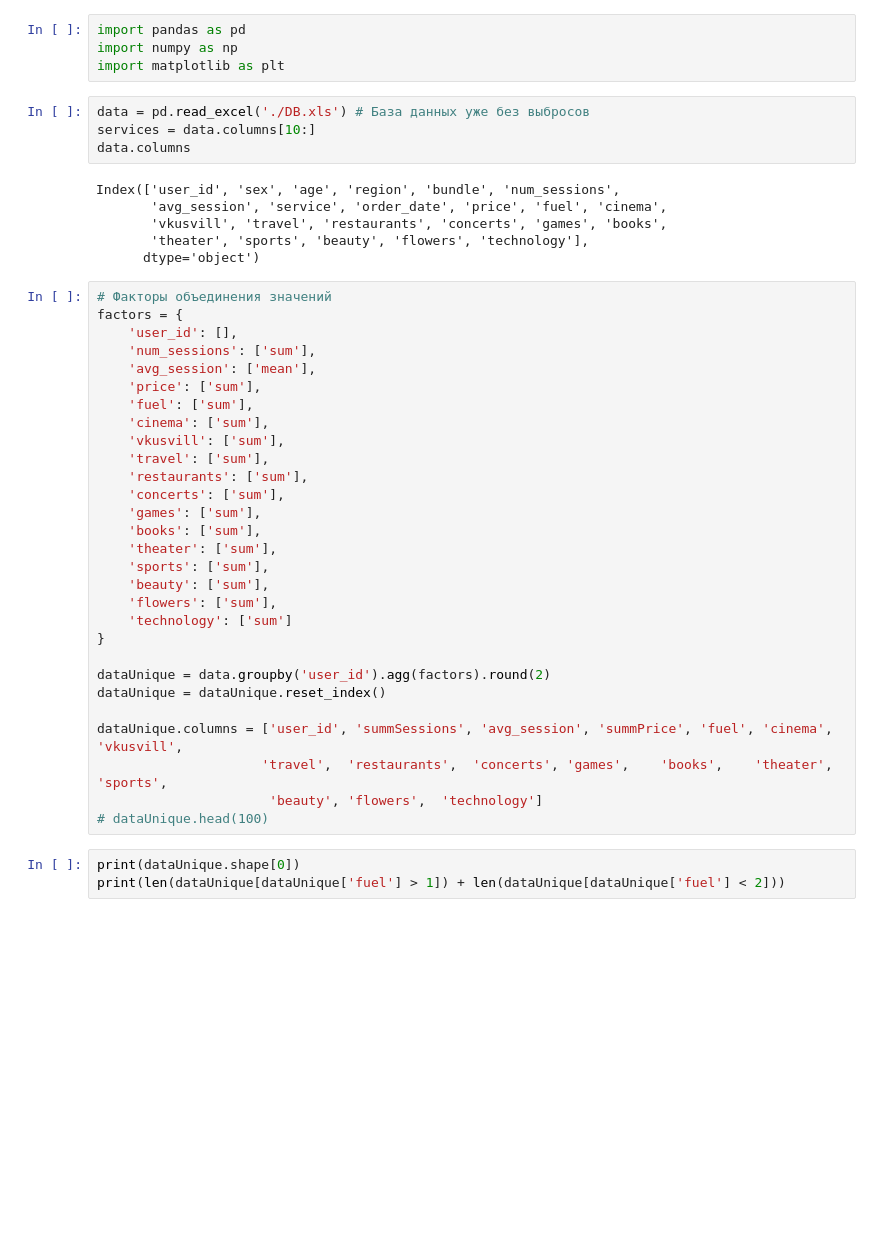
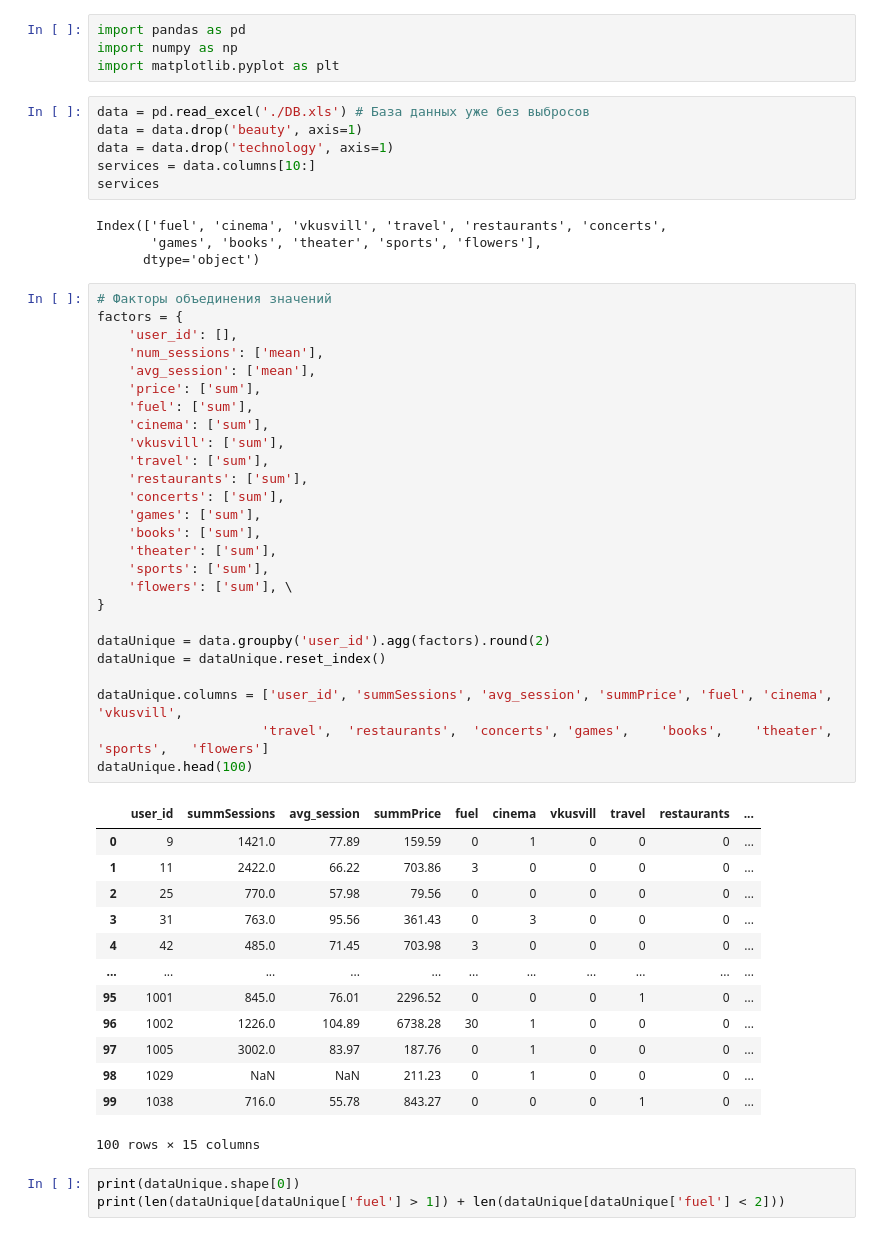
Before and after one commit to Vadimcha/DANO2, a Jupyter notebook: DANO2.ipynb, the cells around one changed output. Cells and saved outputs as stored; diff of their text form; blank space fills up the shorter version.

```diff
--- a/DANO2.ipynb
+++ b/DANO2.ipynb
@@ -3,46 +3,57 @@
 # %%
 import pandas as pd
 import numpy as np
-import matplotlib as plt
+import matplotlib.pyplot as plt
 # %%
 data = pd.read_excel('./DB.xls') # База данных уже без выбросов
+data = data.drop('beauty', axis=1)
+data = data.drop('technology', axis=1)
 services = data.columns[10:]
-data.columns
+services
 # %% [output]
-Index(['user_id', 'sex', 'age', 'region', 'bundle', 'num_sessions',
-       'avg_session', 'service', 'order_date', 'price', 'fuel', 'cinema',
-       'vkusvill', 'travel', 'restaurants', 'concerts', 'games', 'books',
-       'theater', 'sports', 'beauty', 'flowers', 'technology'],
+Index(['fuel', 'cinema', 'vkusvill', 'travel', 'restaurants', 'concerts',
+       'games', 'books', 'theater', 'sports', 'flowers'],
       dtype='object')
 # %%
 # Факторы объединения значений
 factors = {
     'user_id': [],
-    'num_sessions': ['sum'],
+    'num_sessions': ['mean'],
     'avg_session': ['mean'],
     'price': ['sum'],
     'fuel': ['sum'],
     'cinema': ['sum'],
     'vkusvill': ['sum'],
     'travel': ['sum'],
     'restaurants': ['sum'],
     'concerts': ['sum'],
     'games': ['sum'],
     'books': ['sum'],
     'theater': ['sum'],
     'sports': ['sum'],
-    'beauty': ['sum'],
-    'flowers': ['sum'],
-    'technology': ['sum']
+    'flowers': ['sum'], \
 }
 
 dataUnique = data.groupby('user_id').agg(factors).round(2)
 dataUnique = dataUnique.reset_index()
 
 dataUnique.columns = ['user_id', 'summSessions', 'avg_session', 'summPrice', 'fuel', 'cinema', 'vkusvill',
-                     'travel',	'restaurants',	'concerts',	'games',	'books',	'theater',	'sports',
-                      'beauty',	'flowers',	'technology']
-# dataUnique.head(100)
+                     'travel',	'restaurants',	'concerts',	'games',	'books',	'theater',	'sports',	'flowers']
+dataUnique.head(100)
+# %% [output]
+|  | user_id | summSessions | avg_session | summPrice | fuel | cinema | vkusvill | travel | restaurants | ... |
+| 0 | 9 | 1421.0 | 77.89 | 159.59 | 0 | 1 | 0 | 0 | 0 | ... |
+| 1 | 11 | 2422.0 | 66.22 | 703.86 | 3 | 0 | 0 | 0 | 0 | ... |
+| 2 | 25 | 770.0 | 57.98 | 79.56 | 0 | 0 | 0 | 0 | 0 | ... |
+| 3 | 31 | 763.0 | 95.56 | 361.43 | 0 | 3 | 0 | 0 | 0 | ... |
+| 4 | 42 | 485.0 | 71.45 | 703.98 | 3 | 0 | 0 | 0 | 0 | ... |
+| ... | ... | ... | ... | ... | ... | ... | ... | ... | ... | ... |
+| 95 | 1001 | 845.0 | 76.01 | 2296.52 | 0 | 0 | 0 | 1 | 0 | ... |
+| 96 | 1002 | 1226.0 | 104.89 | 6738.28 | 30 | 1 | 0 | 0 | 0 | ... |
+| 97 | 1005 | 3002.0 | 83.97 | 187.76 | 0 | 1 | 0 | 0 | 0 | ... |
+| 98 | 1029 | NaN | NaN | 211.23 | 0 | 1 | 0 | 0 | 0 | ... |
+| 99 | 1038 | 716.0 | 55.78 | 843.27 | 0 | 0 | 0 | 1 | 0 | ... |
+100 rows × 15 columns
 # %%
 print(dataUnique.shape[0])
 print(len(dataUnique[dataUnique['fuel'] > 1]) + len(dataUnique[dataUnique['fuel'] < 2]))
```
Also changed, not shown: parts of 9 cells of this notebook.
